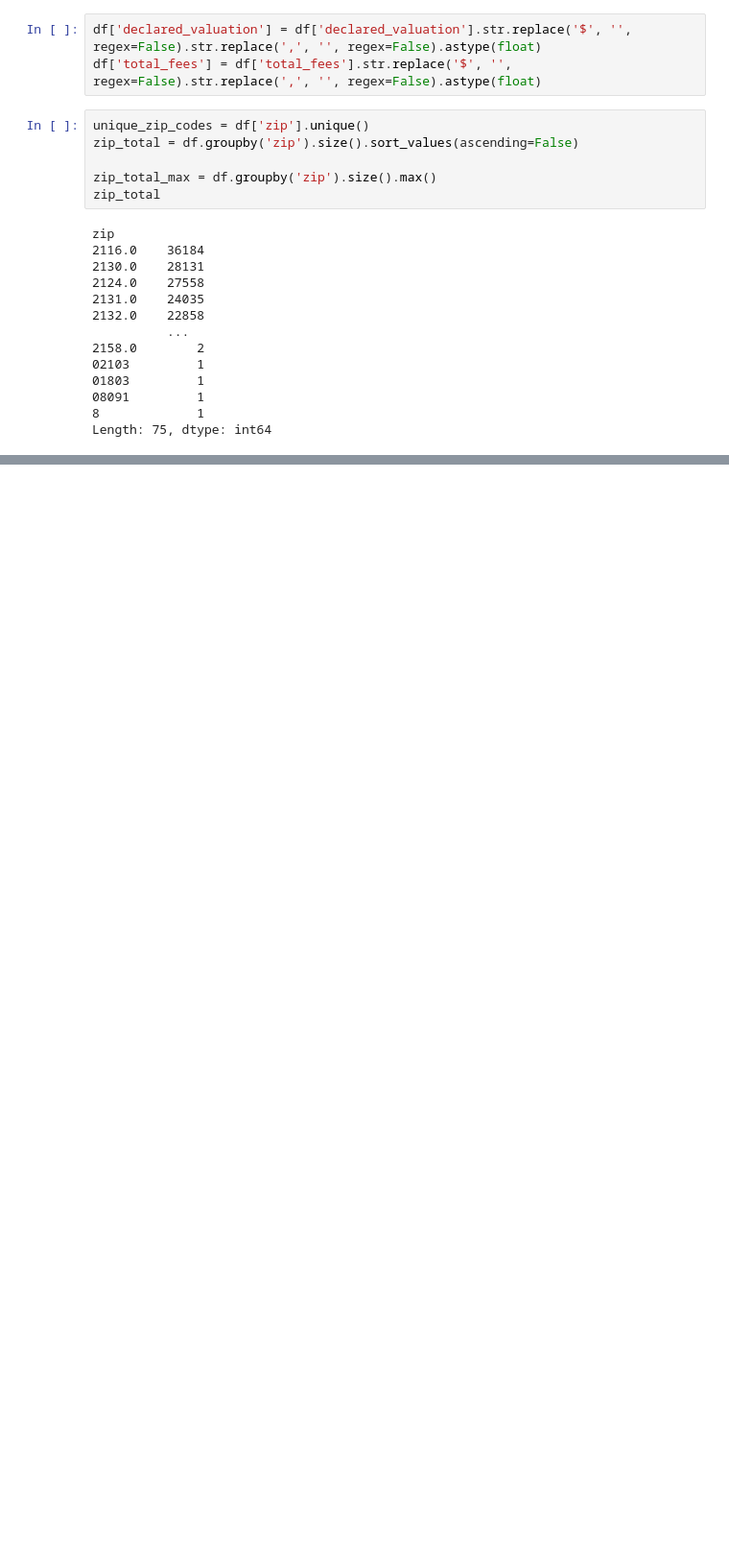
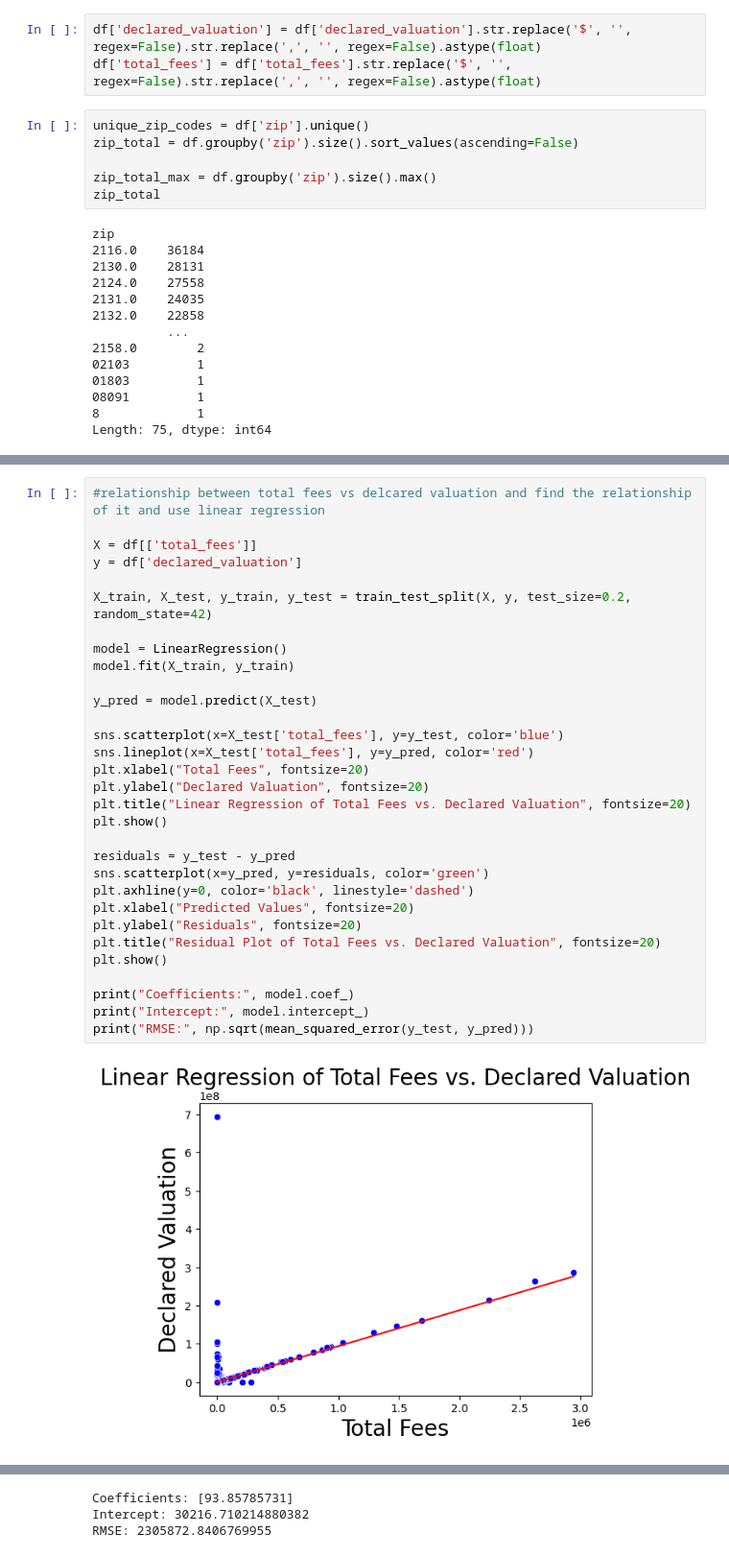
Before and after one commit to BU-Spark/ds-boston-remodeling, a Jupyter notebook: sp24-team-c/Early Insights Notebooks/ApprovedBuildingPermit_CS506 (1).ipynb, the cells around one changed output, grey strips where cells are left out. Shown at 96% size. Cells and saved outputs as stored; diff of their text form; blank space fills up the shorter version.

```diff
--- a/sp24-team-c/Early Insights Notebooks/ApprovedBuildingPermit_CS506 (1).ipynb
+++ b/sp24-team-c/Early Insights Notebooks/ApprovedBuildingPermit_CS506 (1).ipynb
@@ -234,0 +186,33 @@ AttributeError: Can only use .cat accessor with a 'category' dtype
+# %%
+#relationship between total fees vs delcared valuation and find the relationship of it and use linear regression
+
+X = df[['total_fees']]
+y = df['declared_valuation']
+
+X_train, X_test, y_train, y_test = train_test_split(X, y, test_size=0.2, random_state=42)
+
+model = LinearRegression()
+model.fit(X_train, y_train)
+
+y_pred = model.predict(X_test)
+
+sns.scatterplot(x=X_test['total_fees'], y=y_test, color='blue')
+sns.lineplot(x=X_test['total_fees'], y=y_pred, color='red')
+plt.xlabel("Total Fees", fontsize=20)
+plt.ylabel("Declared Valuation", fontsize=20)
+plt.title("Linear Regression of Total Fees vs. Declared Valuation", fontsize=20)
+plt.show()
+
+residuals = y_test - y_pred
+sns.scatterplot(x=y_pred, y=residuals, color='green')
+plt.axhline(y=0, color='black', linestyle='dashed')
+plt.xlabel("Predicted Values", fontsize=20)
+plt.ylabel("Residuals", fontsize=20)
+plt.title("Residual Plot of Total Fees vs. Declared Valuation", fontsize=20)
+plt.show()
+
+print("Coefficients:", model.coef_)
+print("Intercept:", model.intercept_)
+print("RMSE:", np.sqrt(mean_squared_error(y_test, y_pred)))
+# %% [output]
+[figure, added]
@@ -234,0 +220,3 @@ AttributeError: Can only use .cat accessor with a 'category' dtype
+Coefficients: [93.85785731]
+Intercept: 30216.710214880382
+RMSE: 2305872.8406769955
```
Also changed, not shown: parts of 40 cells of this notebook.
